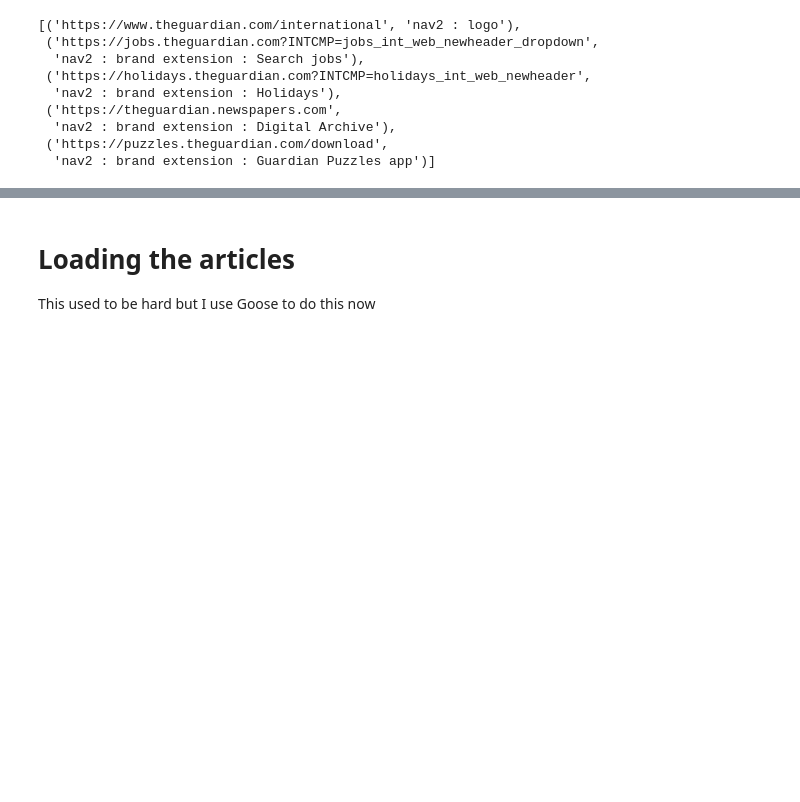
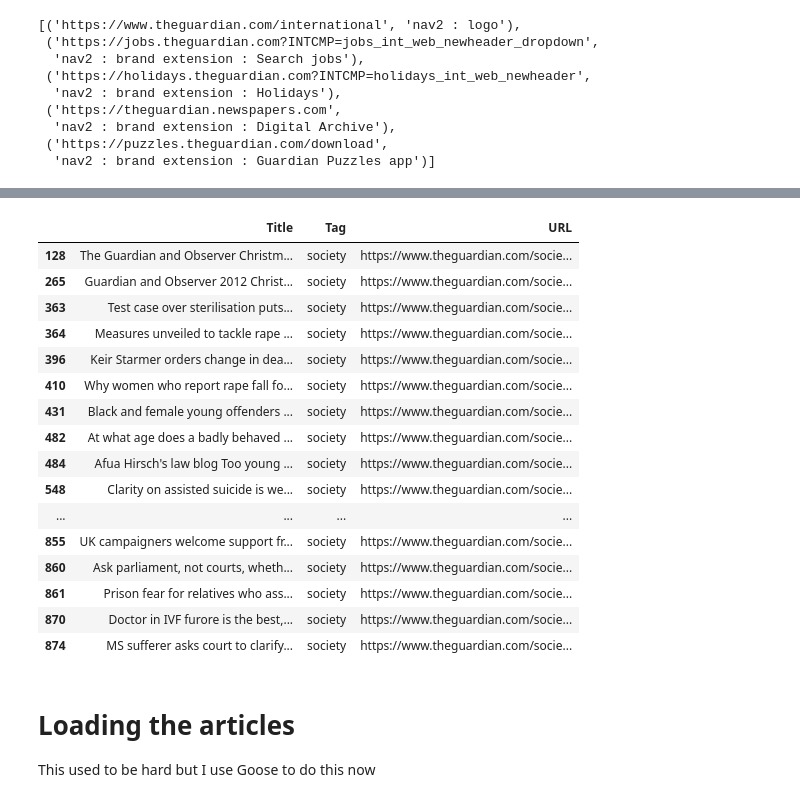
Before and after one commit to macbuse/GUARDIAN, a Jupyter notebook: goose_test_editorialis_miner.ipynb, the cells around one changed output, grey strips where cells are left out. Drawn from its saved outputs; the diff is of its cells as text; code cells hidden in the pictures; blank space fills up the shorter version.

```diff
--- a/goose_test_editorialis_miner.ipynb
+++ b/goose_test_editorialis_miner.ipynb
@@ -101,0 +96,2 @@ misc = set([art.label for art in arts if art.tag == 'misc'])
+# %%
+df = pd.read_csv("./afuahirsch.csv")
@@ -101,0 +107,22 @@ misc = set([art.label for art in arts if art.tag == 'misc'])
+# %%
+uu = df[df['Tag'] == "society"]
+# %%
+uu
+# %% [output]
+|  | Title | Tag | URL |
+| 128 | The Guardian and Observer Christm... | society | https://www.theguardian.com/socie... |
+| 265 | Guardian and Observer 2012 Christ... | society | https://www.theguardian.com/socie... |
+| 363 | Test case over sterilisation puts... | society | https://www.theguardian.com/socie... |
+| 364 | Measures unveiled to tackle rape ... | society | https://www.theguardian.com/socie... |
+| 396 | Keir Starmer orders change in dea... | society | https://www.theguardian.com/socie... |
+| 410 | Why women who report rape fall fo... | society | https://www.theguardian.com/socie... |
+| 431 | Black and female young offenders ... | society | https://www.theguardian.com/socie... |
+| 482 | At what age does a badly behaved ... | society | https://www.theguardian.com/socie... |
+| 484 | Afua Hirsch's law blog Too young ... | society | https://www.theguardian.com/socie... |
+| 548 | Clarity on assisted suicide is we... | society | https://www.theguardian.com/socie... |
+| ... | ... | ... | ... |
+| 855 | UK campaigners welcome support fr... | society | https://www.theguardian.com/socie... |
+| 860 | Ask parliament, not courts, wheth... | society | https://www.theguardian.com/socie... |
+| 861 | Prison fear for relatives who ass... | society | https://www.theguardian.com/socie... |
+| 870 | Doctor in IVF furore is the best,... | society | https://www.theguardian.com/socie... |
+| 874 | MS sufferer asks court to clarify... | society | https://www.theguardian.com/socie... |
```
Also changed, not shown: parts of 20 cells of this notebook, 7 other files.
